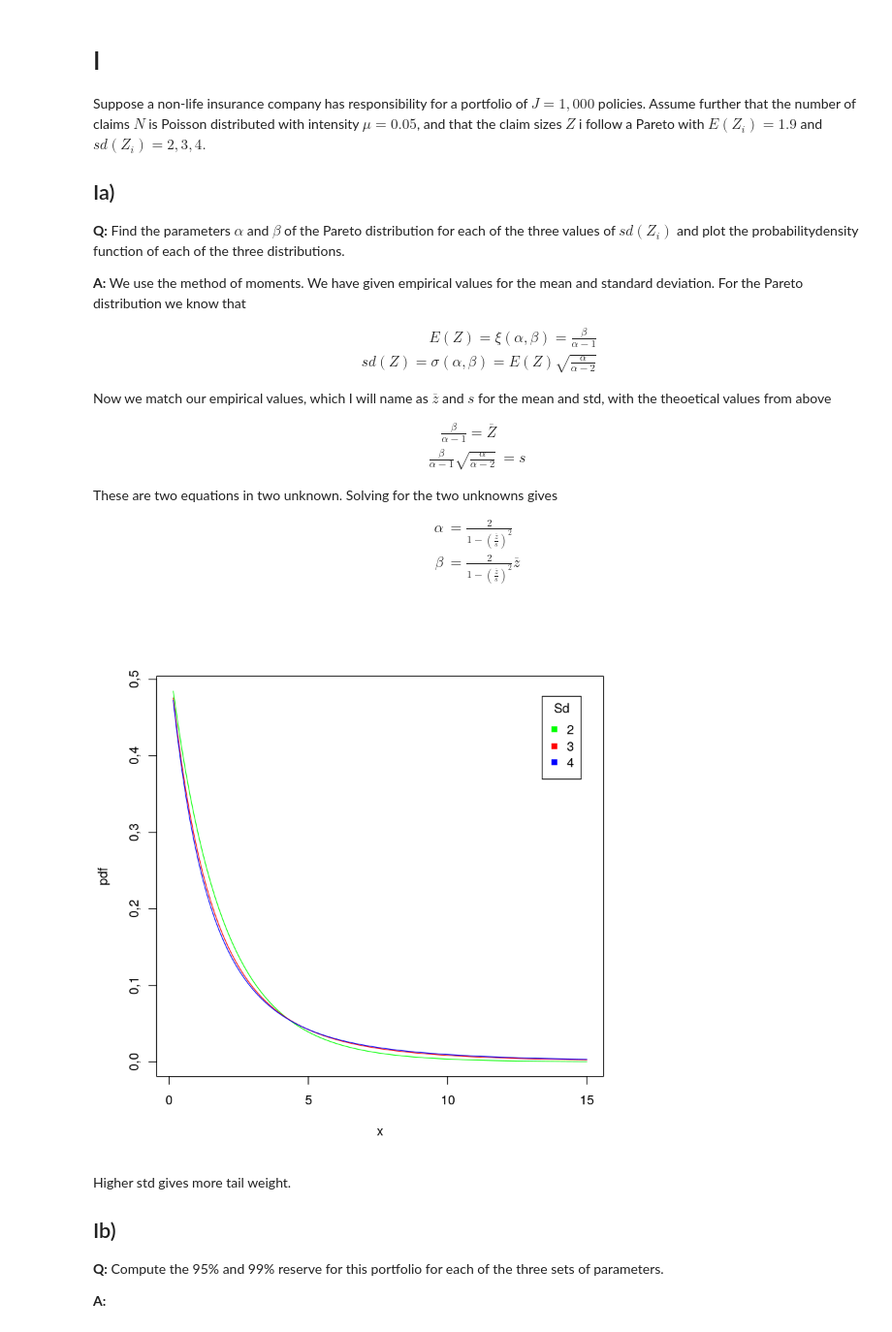
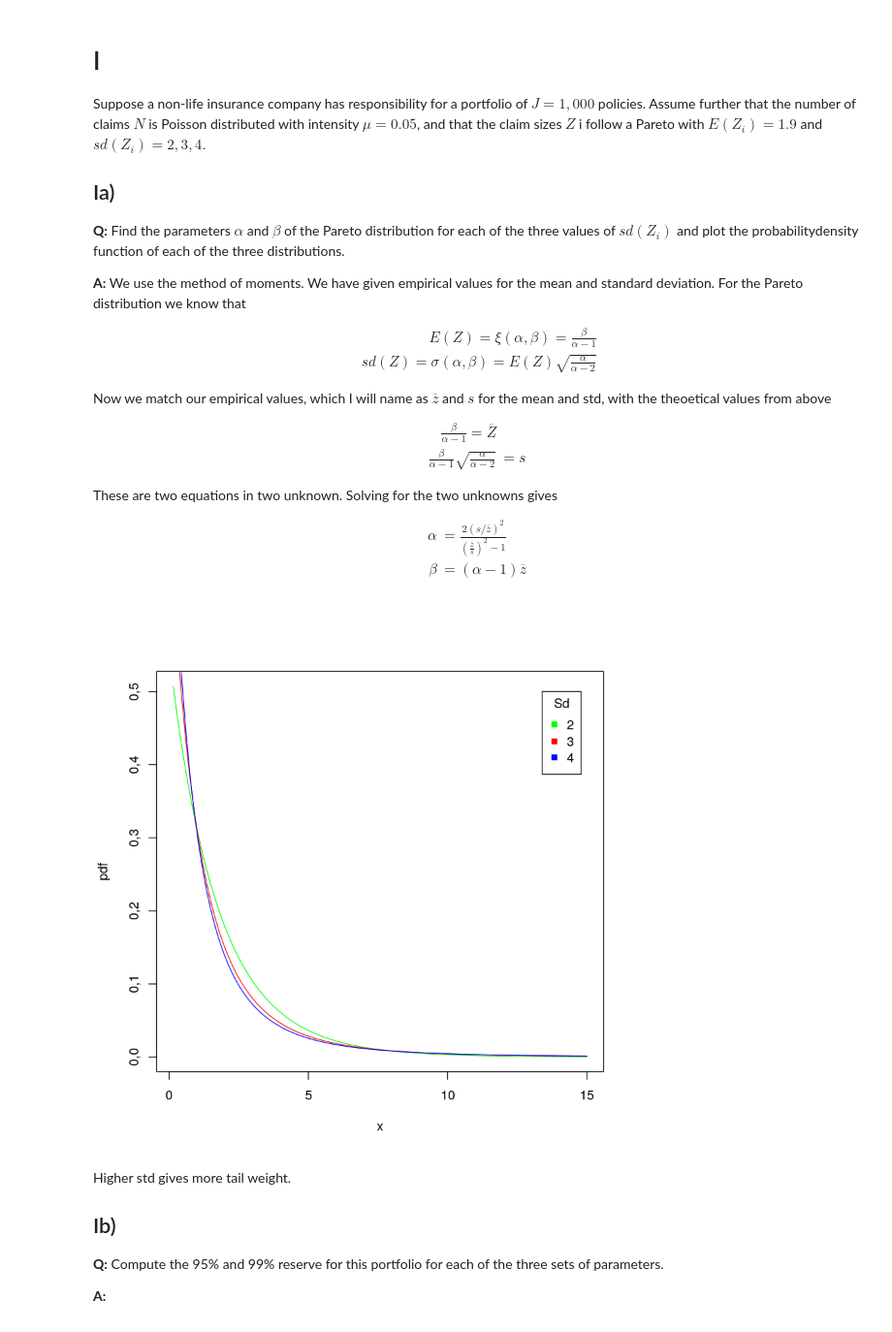
Before and after one commit to kaaja/Insc, a Jupyter notebook: m/m.ipynb, the cells around one changed output. Shown at 97% size. Cells and saved outputs as stored; diff of their text form; code cells hidden in the pictures.

```diff
--- a/m/m.ipynb
+++ b/m/m.ipynb
@@ -21,39 +21,40 @@ Now we match our empirical values, which I will name as $\overline{z}$ and $s$ f
 These are two equations in two unknown. Solving for the two unknowns gives
 
 \begin{align}
-    \alpha &= \frac{2}{1-(\frac{\overline{z}}{s})^2} \\
-    \beta &= \frac{2}{1-(\frac{\overline{z}}{s})^2} \overline{z}
+    \alpha &= \frac{2(s/\overline{z})^2}{(\frac{\overline{z}}{s})^2-1} \\
+    \beta &= (\alpha -1) \overline{z}
 \end{align}
 # %%
 J = 1000
-mean = 1.9
+avg = 1.9
 sds = c(2,3,4)
 
 
-pdfPareto = function(mean, sd, x){
-    alpha = 2/(1-(mean/sd)^2)
-    beta = alpha*mean
+pdfPareto = function(avg, sd, x){
+    r2 = (sd/avg)^2.
+    alpha = 2.*r2/(r2 - 1.)
+    beta = (alpha - 1)*avg
     f = (alpha/beta)/(1 + x/beta)^(alpha + 1)
     return(list(alpha, beta, f))
 }
 
 colors <- c("green", "red", "blue")
 x = 1:100*.15
 counter = 1
 for (sd in sds){
-    out = pdfPareto(mean, sd, x)
+    out = pdfPareto(avg, sd, x)
     pdf = unlist(out[3])
     if (counter == 1){
         plot(x, pdf, 'l', col=colors[counter])
     }
     else{
         lines(x, pdf, col=colors[counter])
     }
     counter = counter + 1
 }
 legend("topright", inset=.05, title="Sd", legend=sds, pch=15, col = colors);
 # %% [output]
-[figure, old version]
+[figure, new version]
 # %% [markdown]
 Higher std gives more tail weight.
 
```
Also changed, not shown: parts of 7 cells of this notebook.
